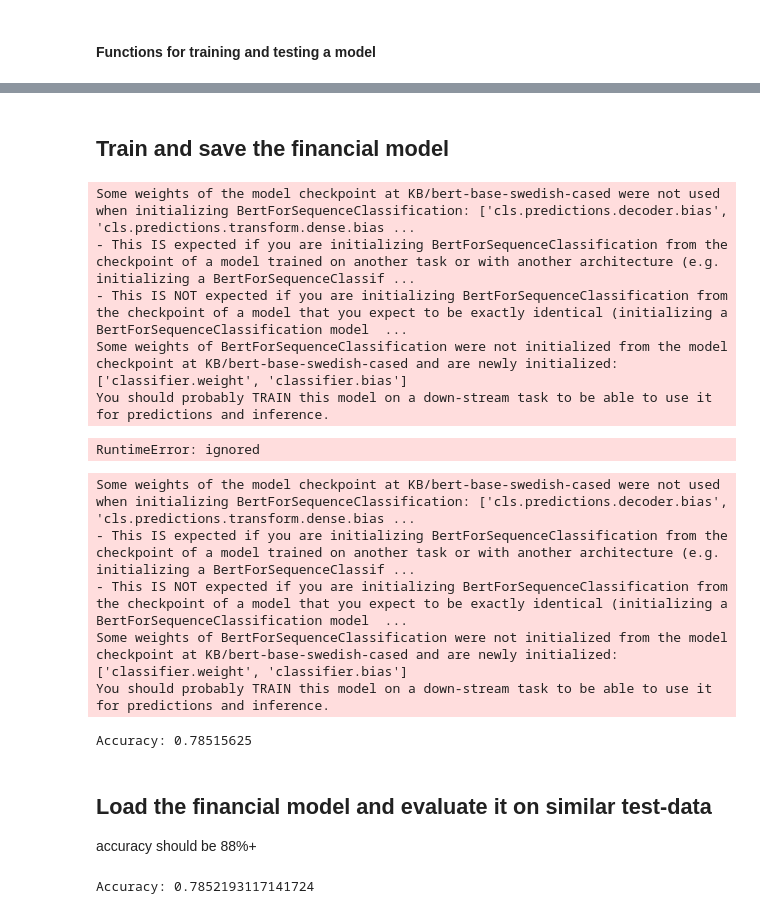
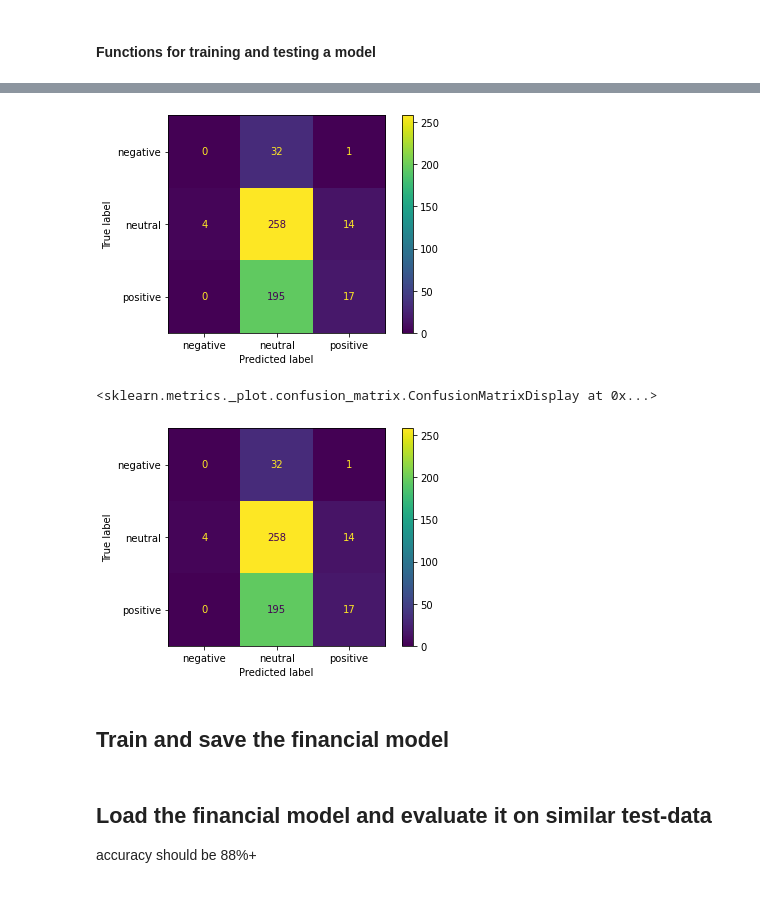
Before and after one commit to EliasLeijon/NLP-DocBERT-financial-news-trading, a Jupyter notebook: financialNewsBert.ipynb, the cells around one changed output, grey strips where cells are left out. Drawn from its saved outputs; the diff is of its cells as text; code cells hidden in the pictures.

Commit message:
Working DocBert with confusion-matrix and ReLu

```diff
--- a/financialNewsBert.ipynb
+++ b/financialNewsBert.ipynb
@@ -157,6 +162,6 @@ NameError: ignored
 # %% [markdown]
 ## Import swedish bert
 # %%
-tokenizer = BertTokenizer.from_pretrained('KB/bert-base-swedish-cased', do_lower_case=True)
-bert = BertModel.from_pretrained('KB/bert-base-swedish-cased')
+tokenizer = BertTokenizer.from_pretrained('KB/bert-base-swedish-cased', do_lower_case=False)
+bert = AutoModel.from_pretrained('KB/bert-base-swedish-cased')
 # %% [output]
@@ -198,21 +200,4 @@ def get_split(text1):
   return l_total
-# %%
-def tensor_split(text1, seq_size=200, overlap=50, add_to_start = 2):
-  l_total = []
-  l_parcial = []
-  cls_tokens = torch.unsqueeze(torch.as_tensor([add_to_start]* text1.shape[0]), dim=1)
-  if text1.shape[1]//(seq_size-overlap) >0:
-    n = text1.shape[1]//(seq_size-overlap)
-  else:
-    n = 1
-  for w in range(n):
-    if w == 0:
-      l_parcial = torch.concat([cls_tokens, text1[:,:seq_size]], dim=1)
-      l_total.append(l_parcial.to(device))
-    else:
-      l_parcial = torch.concat([cls_tokens, text1[:,w*(seq_size-overlap):w*(seq_size-overlap) + seq_size]], dim=1)
-      l_total.append(l_parcial.to(device))
-  return l_total
 # %%
 def our_collate_fn(data):
     x = [a[0] for a in data]
@@ -284,9 +286,9 @@ class DocBert(nn.Module):
 #### Functions for training and testing a model
 # %%
 import torch.nn.functional as F
-def train_docbert(pretrained_bert, dataset, hidden_dim=20, num_labels=3, epochs=1):
+def train_docbert(pretrained_bert, dataset, hidden_dim=512, num_labels=3, epochs=1):
   docbert = DocBert(pretrained_bert, hidden_dim, num_labels)
-  optimizer = torch.optim.Adam(docbert.parameters())
+  optimizer = torch.optim.Adam(docbert.parameters(), lr=2e-5) #lr based on docbert article
   for epoch in range(epochs):
     i = 0
     tot_loss = 0
@@ -296,9 +298,9 @@ def train_docbert(pretrained_bert, dataset, hidden_dim=20, num_labels=3, epochs=
       loss = F.cross_entropy(preds, by)
       tot_loss += loss
       i += 1
-      if i % 10 == 0:
-        print(tot_loss / 10)
+      if i % 200 == 0:
+        print(tot_loss / 200)
         tot_loss = 0
       loss.backward()
       optimizer.step()
-    return docbert
+  return docbert
@@ -367,0 +307,2 @@ def evaluate_model(model, valid_data, batch_size):
+# %%
+docbert = train_docbert(bert, financial_news_train_dataset, epochs=5)
@@ -368,32 +320,16 @@ def evaluate_model(model, valid_data, batch_size):
+# %%
+import matplotlib.pyplot as plt
+
+
+conf_m = docbert.accuracy(test_dataset, batch_size=1)
+cm_display = metrics.ConfusionMatrixDisplay(confusion_matrix = conf_m, display_labels = ["negative", "neutral", "positive"])
+cm_display.plot()
+# %% [output]
+[figure, added]
+<sklearn.metrics._plot.confusion_matrix.ConfusionMatrixDisplay at 0x...>
+[figure, added]
 # %% [markdown]
 ## Train and save the financial model
-# %%
-amazon_trained_model = train_model(amazon_review_dataset, 64)
-evaluate_model(amazon_trained_model, amazon_review_dataset)
-amazon_trained_model.save_pretrained("./amazon_trained_model")
-# %% [output]
-Some weights of the model checkpoint at KB/bert-base-swedish-cased were not used when initializing BertForSequenceClassification: ['cls.predictions.decoder.bias', 'cls.predictions.transform.dense.bias ...
-- This IS expected if you are initializing BertForSequenceClassification from the checkpoint of a model trained on another task or with another architecture (e.g. initializing a BertForSequenceClassif ...
-- This IS NOT expected if you are initializing BertForSequenceClassification from the checkpoint of a model that you expect to be exactly identical (initializing a BertForSequenceClassification model  ...
-Some weights of BertForSequenceClassification were not initialized from the model checkpoint at KB/bert-base-swedish-cased and are newly initialized: ['classifier.weight', 'classifier.bias']
-You should probably TRAIN this model on a down-stream task to be able to use it for predictions and inference.
-RuntimeError: ignored
-# %%
-financial_trained_model = train_model(financial_news_train_dataset, 64)
-evaluate_model(financial_trained_model, financial_news_test_dataset, 64)
-# financial_trained_model.save_pretrained("./financial_trained_model")
-# %% [output]
-Some weights of the model checkpoint at KB/bert-base-swedish-cased were not used when initializing BertForSequenceClassification: ['cls.predictions.decoder.bias', 'cls.predictions.transform.dense.bias ...
-- This IS expected if you are initializing BertForSequenceClassification from the checkpoint of a model trained on another task or with another architecture (e.g. initializing a BertForSequenceClassif ...
-- This IS NOT expected if you are initializing BertForSequenceClassification from the checkpoint of a model that you expect to be exactly identical (initializing a BertForSequenceClassification model  ...
-Some weights of BertForSequenceClassification were not initialized from the model checkpoint at KB/bert-base-swedish-cased and are newly initialized: ['classifier.weight', 'classifier.bias']
-You should probably TRAIN this model on a down-stream task to be able to use it for predictions and inference.
-Accuracy: 0.78515625
 # %% [markdown]
 ## Load the financial model and evaluate it on similar test-data
 accuracy should be 88%+
-# %%
-# loadedModel = BertForSequenceClassification.from_pretrained("./financial_trained_model/")
-evaluate_model(financial_trained_model, financial_news_test_dataset, 32)
-# %% [output]
-Accuracy: 0.7852193117141724
```
Also changed, not shown: parts of 13 cells of this notebook.
